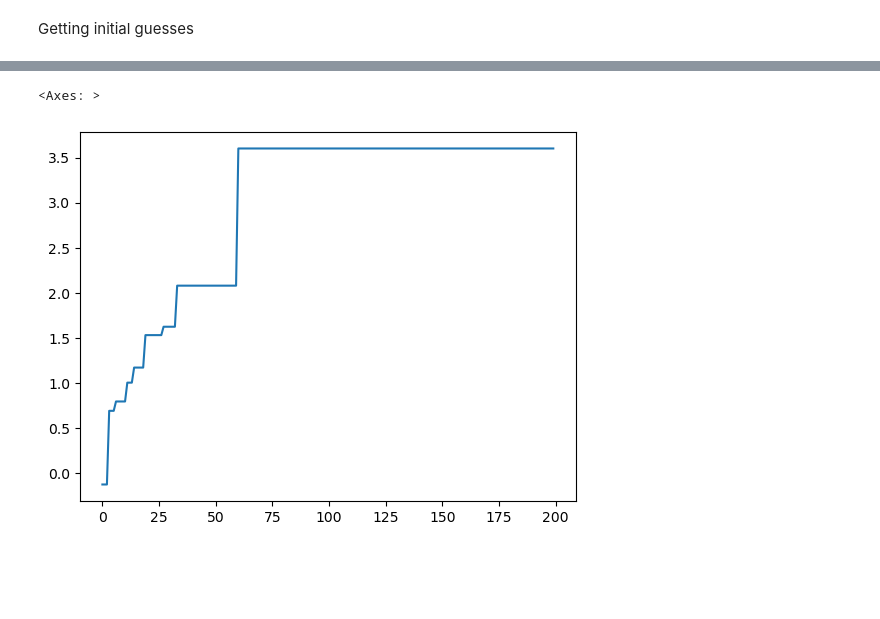
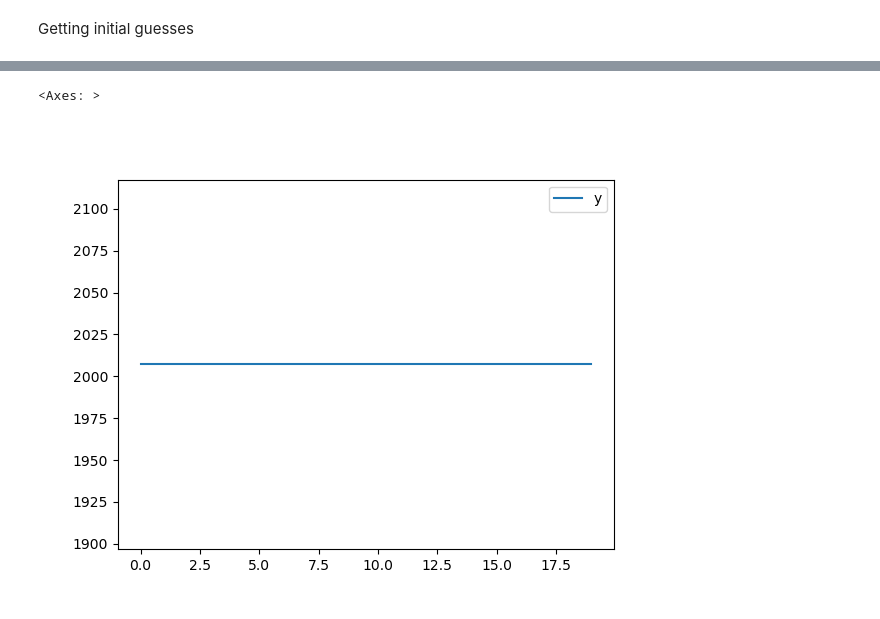
Before and after one commit to Paolo188/TRUSS1, a Jupyter notebook: truss_bridge/main.ipynb, the cells around one changed output, grey strips where cells are left out. Drawn from its saved outputs; the diff is of its cells as text; code cells hidden in the pictures; blank space fills up the shorter version.

```diff
--- a/truss_bridge/main.ipynb
+++ b/truss_bridge/main.ipynb
@@ -228,7 +233,7 @@ class BayesianOptimizer():
 # %%
 def Initial_guess():
-    y = np.random.uniform(0, 2, 5)
-    Areas = np.random.uniform(0, 0.01, 14)
+    y = np.random.uniform(1, 2, 5)
+    Areas = np.random.uniform(0.002, 0.01, 14)
 
     x_list = np.append(y, Areas)
     return x_list
@@ -265,4 +270,4 @@ The total loss is:8617763.365573931
 # %%
-bopt = BayesianOptimizer(target_func=loss_function, x_init=x_list, y_init=y_list, n_iter=2000, scale=10, batch_size=30)
+bopt = BayesianOptimizer(target_func=loss_function, x_init=x_list, y_init=y_list, n_iter=1, scale=20, batch_size=30)
 optimal_x, y_max = bopt.optimize()
 # %% [output]
@@ -446,3 +314,0 @@ ModeShapeModule: smallest natural frequency  1.0400e+02 rad / s
-# %%
-bopt = BayesianOptimizer(target_func=main.jive, x_init=props, y_init=main.jive(props), n_iter=200, scale=10, batch_size=30)
-bopt.optimize()
@@ -472,6 +320,6 @@ pd.DataFrame(bopt.distances_).plot()
 # %%
-bopt.best_samples_['y'].plot()
+pd.DataFrame(bopt.best_samples_['y']).plot()
 # %% [output]
 <Axes: >
-[figure, old version]
+[figure, new version]
 # %%
```
Also changed, not shown: parts of 9 cells of this notebook.
